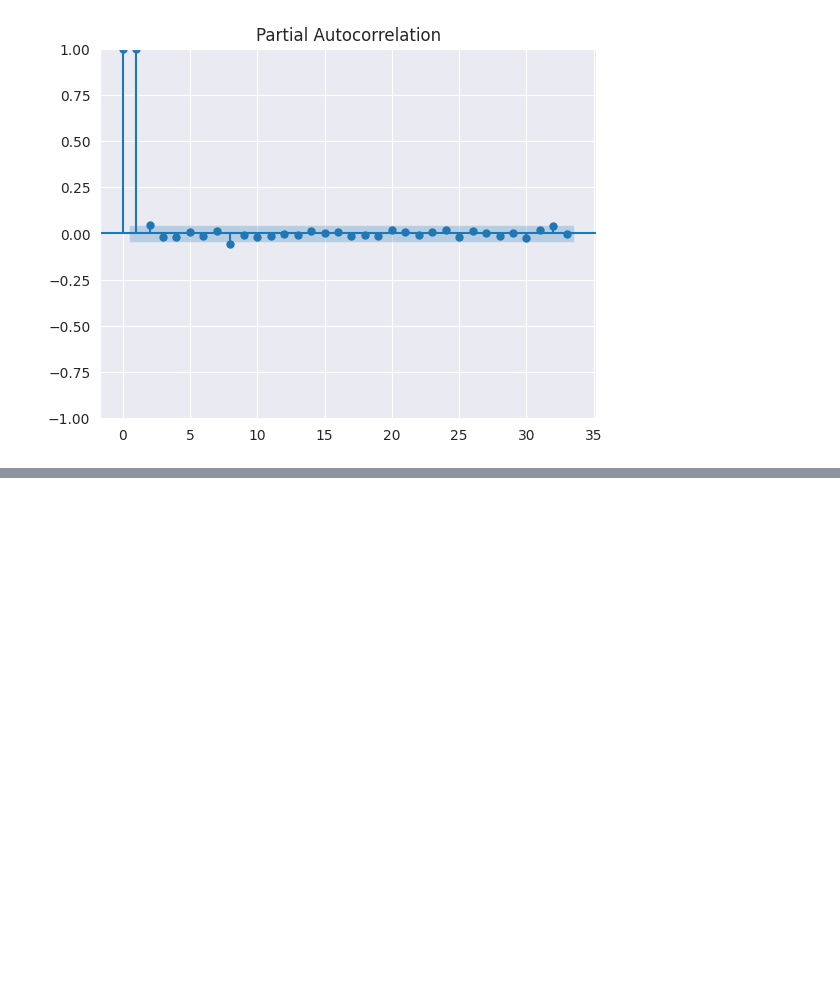
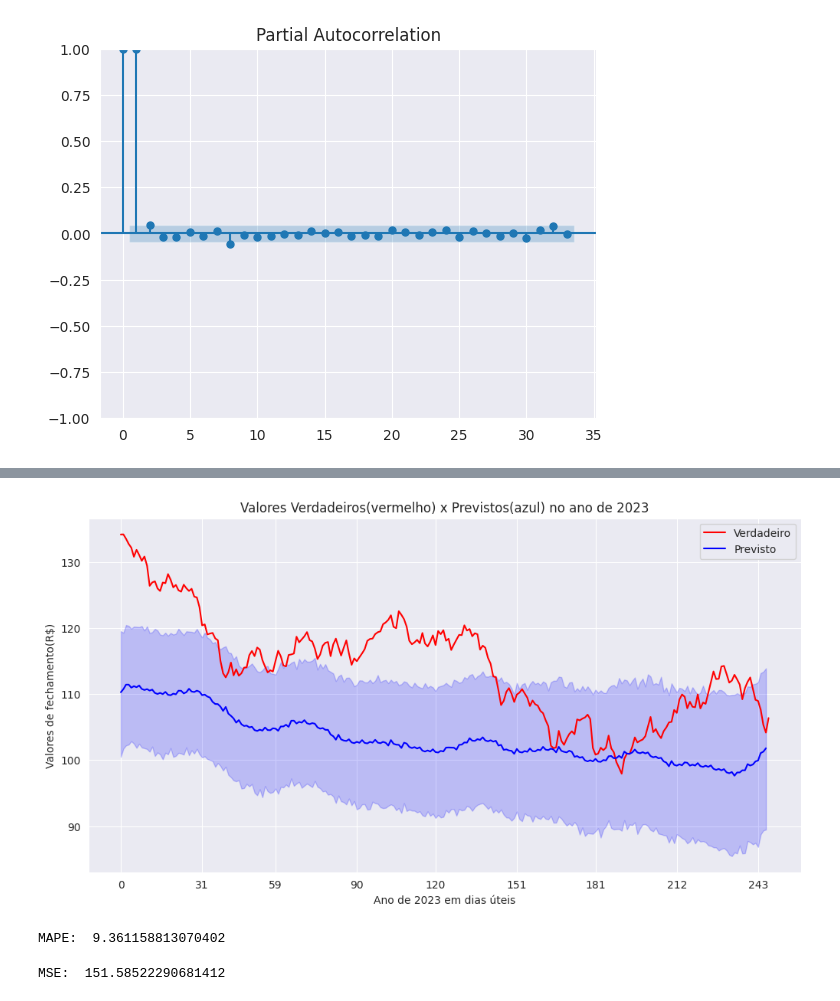
Before and after one commit to thaynnaraluciano/techChallenge2, a Jupyter notebook: TechChallenge_8anos.ipynb, the cells around one changed output, grey strips where cells are left out. Cells and saved outputs as stored; diff of their text form; code cells hidden in the pictures; blank space fills up the shorter version.

```diff
--- a/TechChallenge_8anos.ipynb
+++ b/TechChallenge_8anos.ipynb
@@ -472,0 +656,39 @@ plt.show()
+# %%
+indexDeTeste = df_prophet_test
+
+indexDeTesteFcst = prophet_test_fcst
+# %%
+import matplotlib.dates as mdates
+
+locator = mdates.MonthLocator(bymonth=[1,2,3,4,5,6,7,8,9,10,11,12])
+
+fig, ax = plt.subplots(figsize=(12, 6))
+
+ax.plot(indexDeTeste.index, indexDeTeste['ultimo'], label='Verdadeiro', color='red')
+
+
+ax.plot(indexDeTesteFcst.index, indexDeTesteFcst['yhat'], label='Previsto', color='blue')
+
+ax.fill_between(indexDeTesteFcst.index, indexDeTesteFcst['yhat_lower'], indexDeTesteFcst['yhat_upper'], color='blue', alpha=0.2)
+
+plt.gca().xaxis.set_major_locator(locator)
+
+ax.set_xlabel('Ano de 2023 em dias úteis')
+ax.set_ylabel('Valores de fechamento(R$)')
+ax.set_title('Valores Verdadeiros(vermelho) x Previstos(azul) no ano de 2023')
+ax.legend()
+
+plt.show()
+# %% [output]
+[figure, added]
+# %%
+import numpy as np
+def mean_absolute_percentage_error(y_true, y_pred):
+    """Calculates MAPE given y_true and y_pred"""
+    y_true, y_pred = np.array(y_true), np.array(y_pred)
+    return np.mean(np.abs((y_true - y_pred) / y_true)) * 100
+
+print('MAPE: ', mean_absolute_percentage_error(y_true=df_prophet_test['ultimo'],
+                   y_pred=prophet_test_fcst['yhat']))
+# %% [output]
+MAPE:  9.361158813070402
@@ -472,0 +717,4 @@ plt.show()
+# %%
+print('MSE: ', mean_squared_error(df_prophet_test["ultimo"], prophet_test_fcst["yhat"]))
+# %% [output]
+MSE:  151.58522290681412
```
Also changed, not shown: parts of 38 cells of this notebook.
